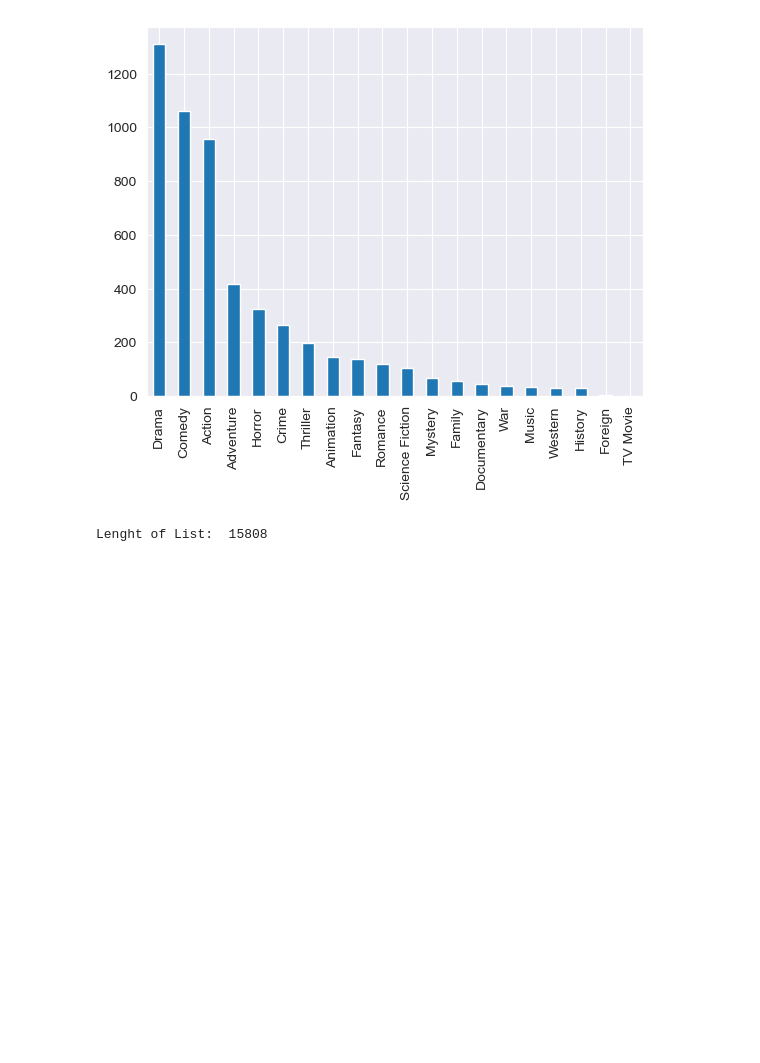
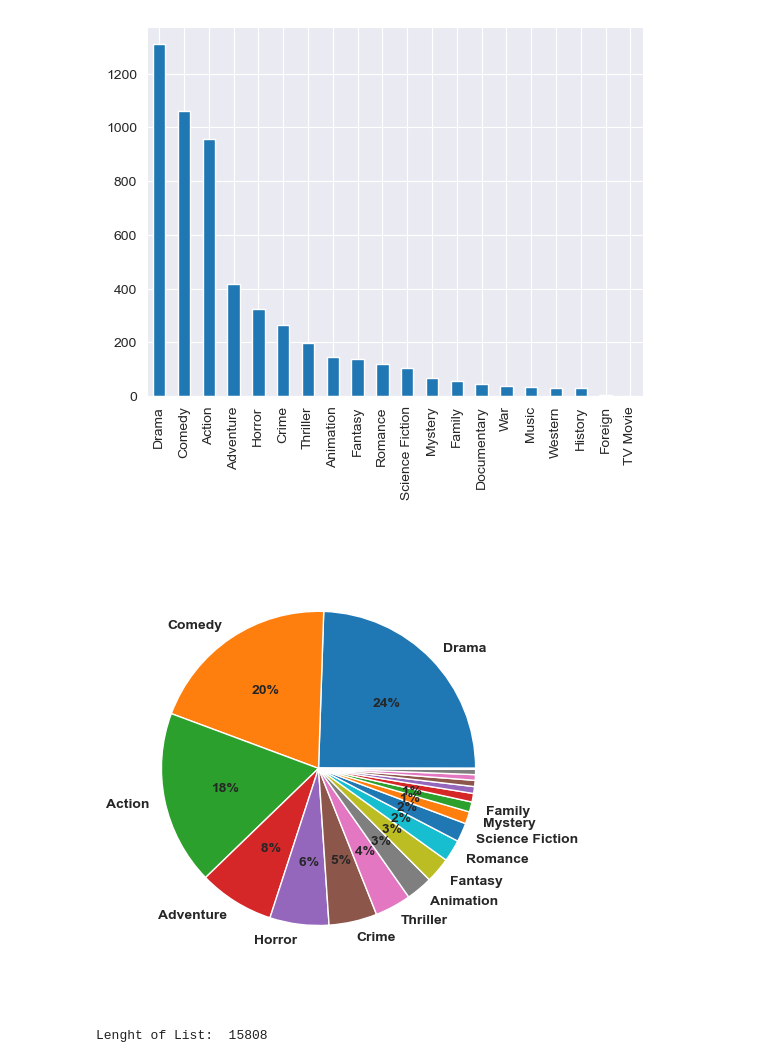
Before and after one commit to MieThorberg/MovieMatch, a Jupyter notebook: MovieRevenueVSBudget.ipynb, the cells around one changed output. Saved outputs shown, nothing was run; the diff lists cells and outputs as text; code cells hidden in the pictures; blank space fills up the shorter version.

```diff
--- a/MovieRevenueVSBudget.ipynb
+++ b/MovieRevenueVSBudget.ipynb
@@ -139,6 +139,26 @@ count.plot(kind="bar")
 # %% [output]
 <AxesSubplot:>
 [figure]
+# %%
+total_genre_movies = count
+i = 0
+genre_count = []
+for genre in total_genre_movies.index:
+    genre_count.append([genre, total_genre_movies[i]])
+    i = i+1
+
+plt.rc('font', weight='bold')
+f, ax = plt.subplots(figsize=(5, 5))
+genre_count.sort(key = lambda x:x[1], reverse = True)
+labels, sizes = zip(*genre_count)
+labels_selected = [n if v > sum(sizes) * 0.01 else '' for n, v in genre_count]
+ax.pie(sizes, labels=labels_selected,
+       autopct = lambda x:'{:2.0f}%'.format(x) if x > 1 else '',
+       shadow=False, startangle=0)
+ax.axis('equal')
+plt.tight_layout()
+# %% [output]
+[figure, added]
 # %%
 # Function to extract the list of Name
 # From Columns Contains List of Names
```
Also changed, not shown: parts of 3 cells of this notebook.
